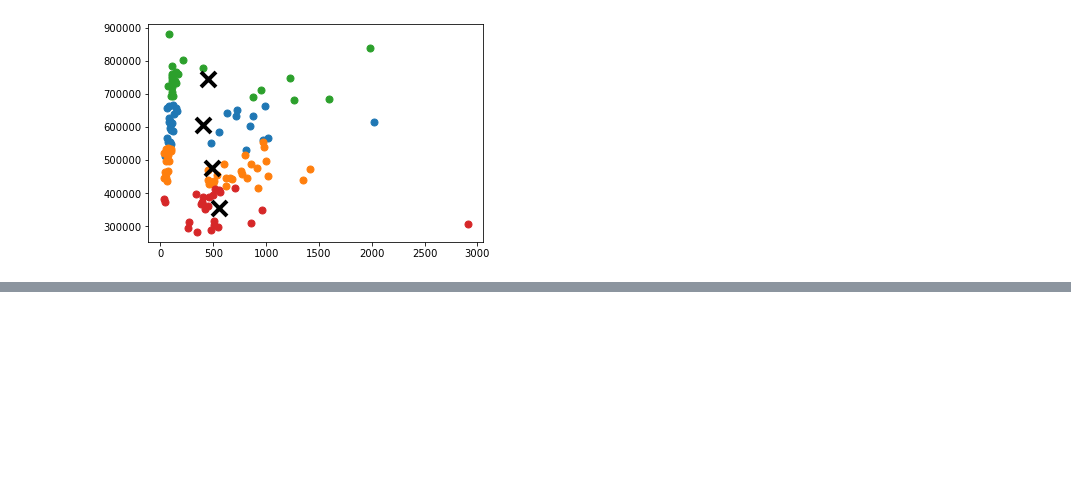
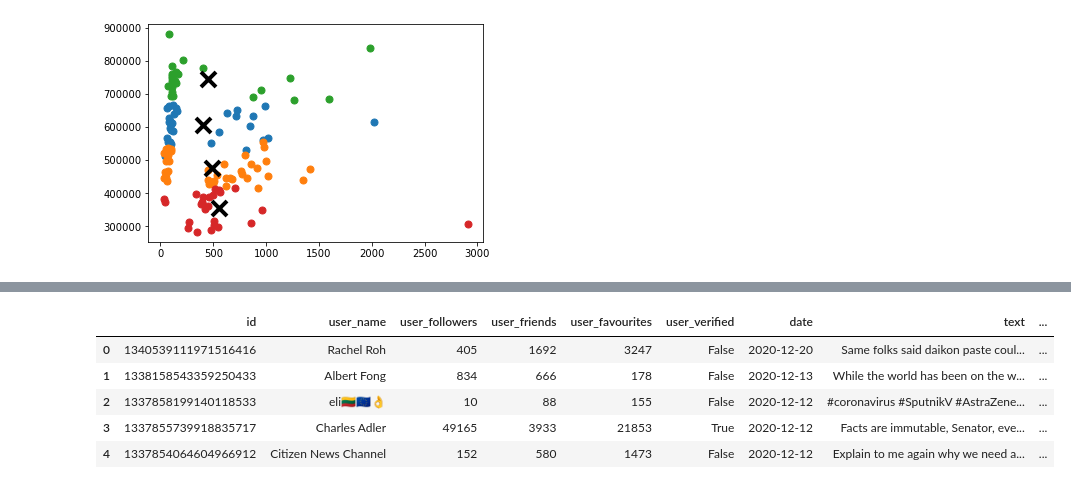
Before and after one commit to hukas/COVIDTweets-Machine-Learning, a Jupyter notebook: COVID Vaccine Tweets - COMP 4522.ipynb, the cells around one changed output, grey strips where cells are left out. Drawn from its saved outputs; the diff is of its cells as text; code cells hidden in the pictures; blank space fills up the shorter version.

```diff
--- a/COVID Vaccine Tweets - COMP 4522.ipynb
+++ b/COVID Vaccine Tweets - COMP 4522.ipynb
@@ -542,0 +579,14 @@ plt.show()
+# %%
+#df["sentiment"] = ["Negative" if df.compound <= 0.49 else if df.compound > 0.49  for ele in df["A"]]
+
+df['sentiment'] = np.where(
+    df['neg'] > df['pos'], 'Negative', np.where(
+    df['neg'] < df['pos'], 'Positive', 'Neutral'))
+df.head()
+# %% [output]
+|  | id | user_name | user_followers | user_friends | user_favourites | user_verified | date | text | ... |
+| 0 | 1340539111971516416 | Rachel Roh | 405 | 1692 | 3247 | False | 2020-12-20 | Same folks said daikon paste coul... | ... |
+| 1 | 1338158543359250433 | Albert Fong | 834 | 666 | 178 | False | 2020-12-13 | While the world has been on the w... | ... |
+| 2 | 1337858199140118533 | eli🇱🇹🇪🇺👌 | 10 | 88 | 155 | False | 2020-12-12 | #coronavirus #SputnikV #AstraZene... | ... |
+| 3 | 1337855739918835717 | Charles Adler | 49165 | 3933 | 21853 | True | 2020-12-12 | Facts are immutable, Senator, eve... | ... |
+| 4 | 1337854064604966912 | Citizen News Channel | 152 | 580 | 1473 | False | 2020-12-12 | Explain to me again why we need a... | ... |
```
Also changed, not shown: parts of 8 cells of this notebook.
